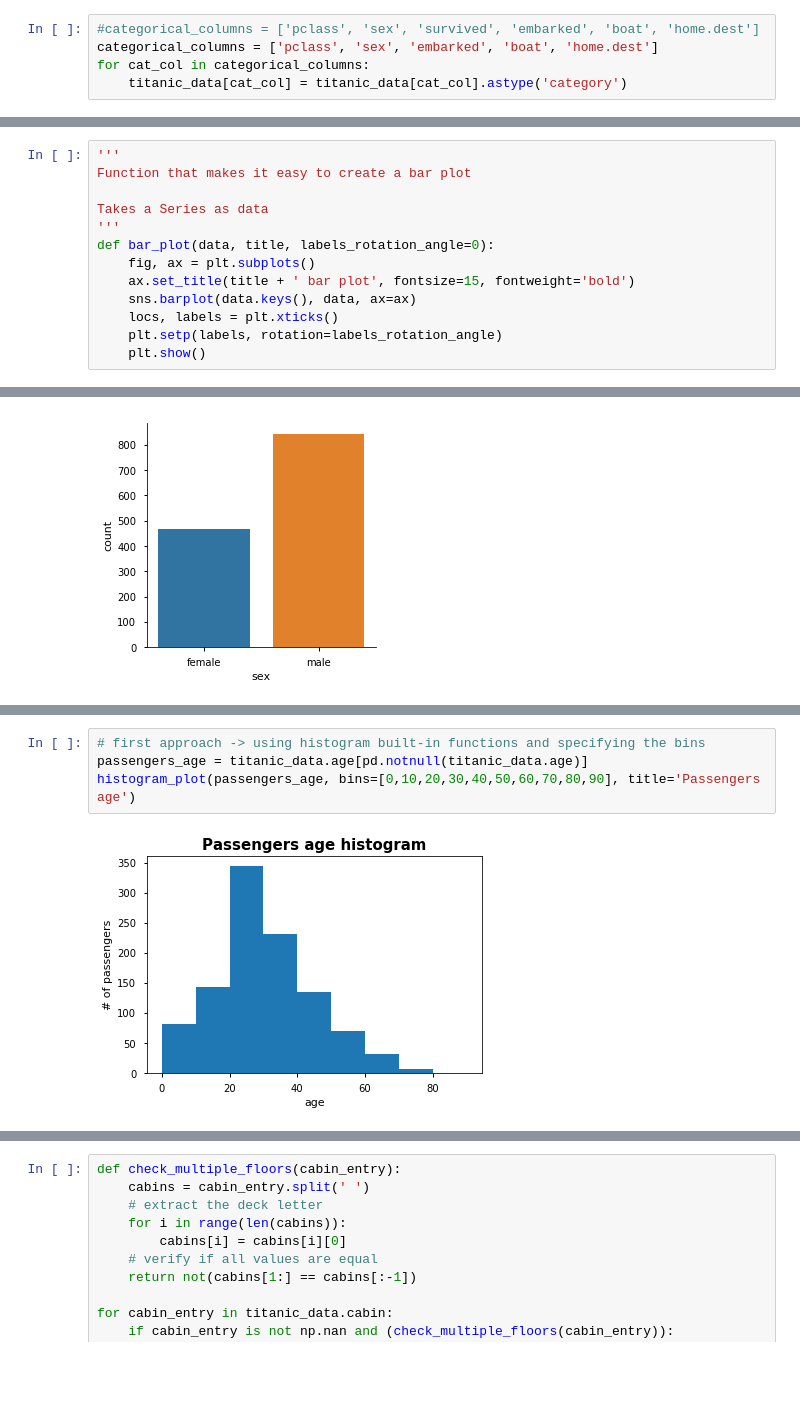
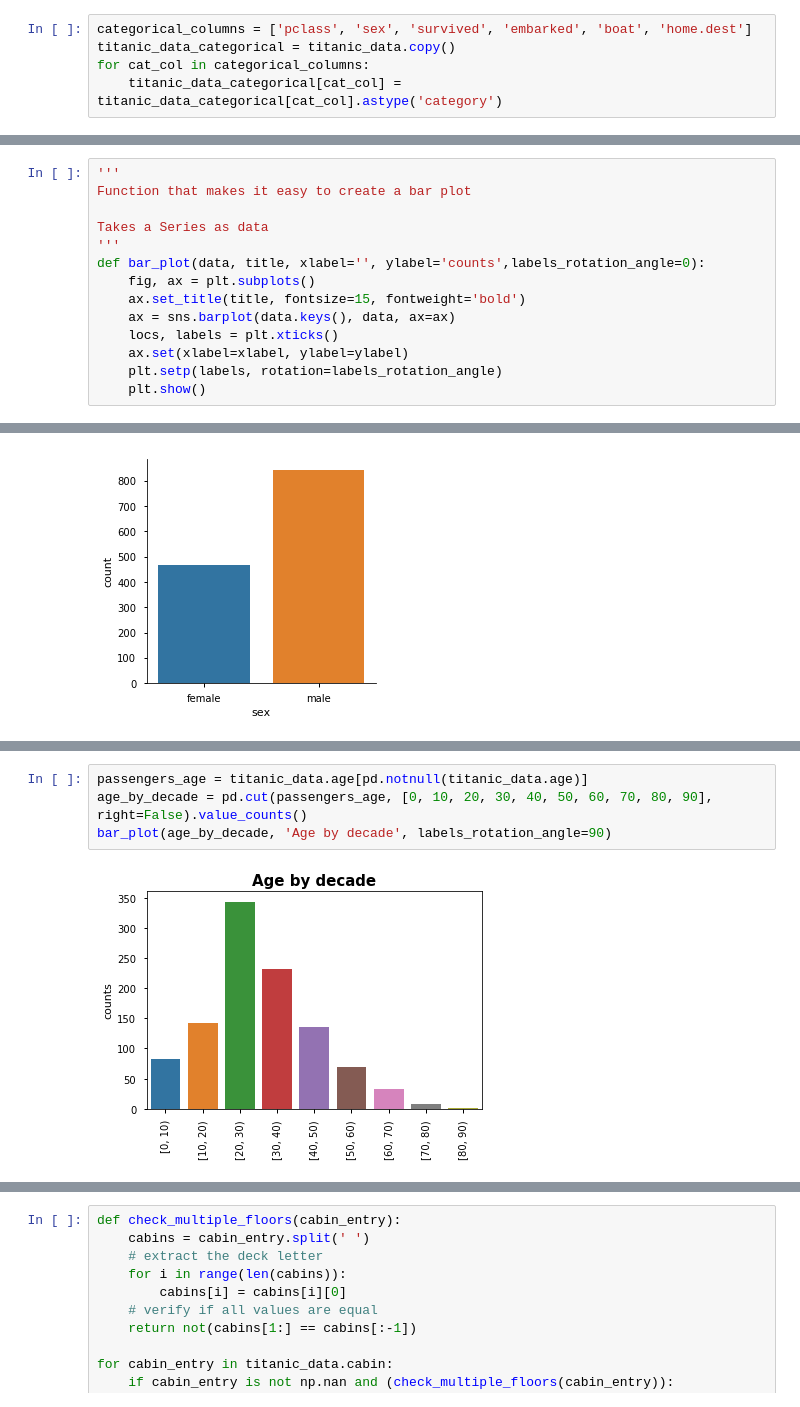
Before and after one commit to baetuc/ADA-CS-401, a Jupyter notebook: Homework 1.ipynb, the cells around one changed output, grey strips where cells are left out. Saved outputs shown, nothing was run; the diff lists cells and outputs as text; blank space fills up the shorter version.

```diff
--- a/Homework 1.ipynb
+++ b/Homework 1.ipynb
@@ -1136,8 +1185,8 @@ Type of data: int64
 Nr of bytes before cast: 10472
 Nr of bytes after  cast: 1333
 # %%
-#categorical_columns = ['pclass', 'sex', 'survived', 'embarked', 'boat', 'home.dest']
-categorical_columns = ['pclass', 'sex', 'embarked', 'boat', 'home.dest']
+categorical_columns = ['pclass', 'sex', 'survived', 'embarked', 'boat', 'home.dest']
+titanic_data_categorical = titanic_data.copy()
 for cat_col in categorical_columns:
-    titanic_data[cat_col] = titanic_data[cat_col].astype('category')
+    titanic_data_categorical[cat_col] = titanic_data_categorical[cat_col].astype('category')
 # %%
@@ -1159,11 +1208,12 @@ Function that makes it easy to create a bar plot
 
 Takes a Series as data
 '''
-def bar_plot(data, title, labels_rotation_angle=0):
+def bar_plot(data, title, xlabel='', ylabel='counts',labels_rotation_angle=0):
     fig, ax = plt.subplots()
-    ax.set_title(title + ' bar plot', fontsize=15, fontweight='bold')
-    sns.barplot(data.keys(), data, ax=ax)
+    ax.set_title(title, fontsize=15, fontweight='bold')
+    ax = sns.barplot(data.keys(), data, ax=ax)
     locs, labels = plt.xticks()
+    ax.set(xlabel=xlabel, ylabel=ylabel)
     plt.setp(labels, rotation=labels_rotation_angle)
     plt.show()
 # %% [markdown]
@@ -1241,6 +1316,6 @@ def histogram_plot(data, bins,title=""):
 # %%
-# first approach -> using histogram built-in functions and specifying the bins
 passengers_age = titanic_data.age[pd.notnull(titanic_data.age)]
-histogram_plot(passengers_age, bins=[0,10,20,30,40,50,60,70,80,90], title='Passengers age')
+age_by_decade = pd.cut(passengers_age, [0, 10, 20, 30, 40, 50, 60, 70, 80, 90], right=False).value_counts()
+bar_plot(age_by_decade, 'Age by decade', labels_rotation_angle=90)
 # %% [output]
-[figure, old version]
+[figure, new version]
```
Also changed, not shown: parts of 77 cells of this notebook.
